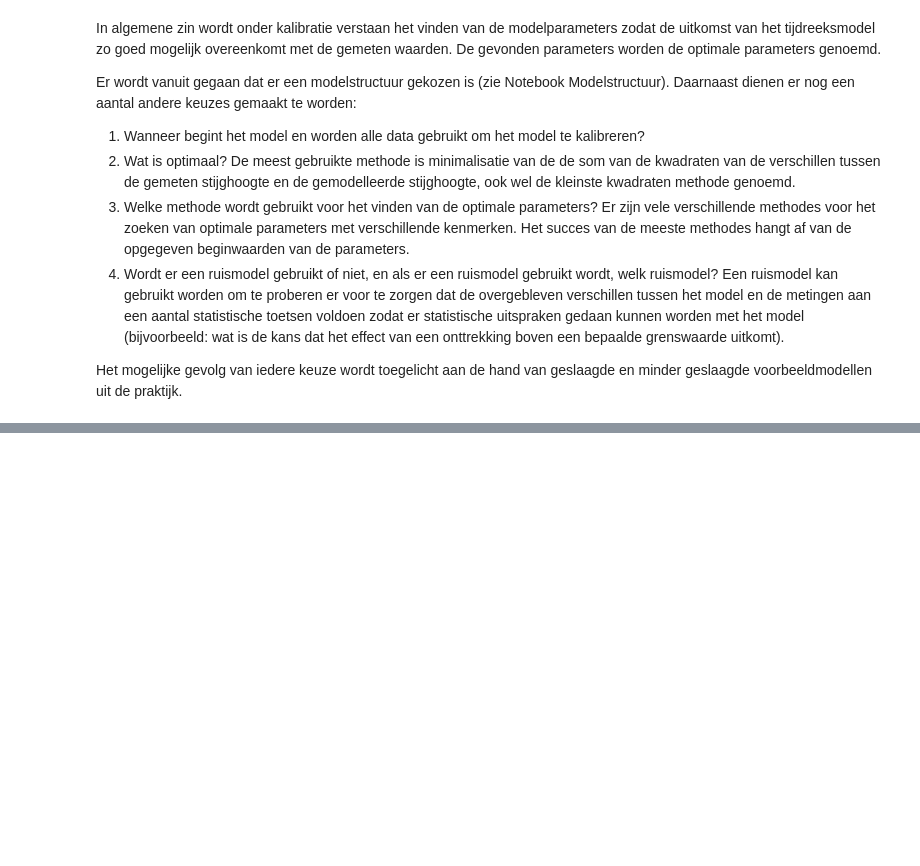
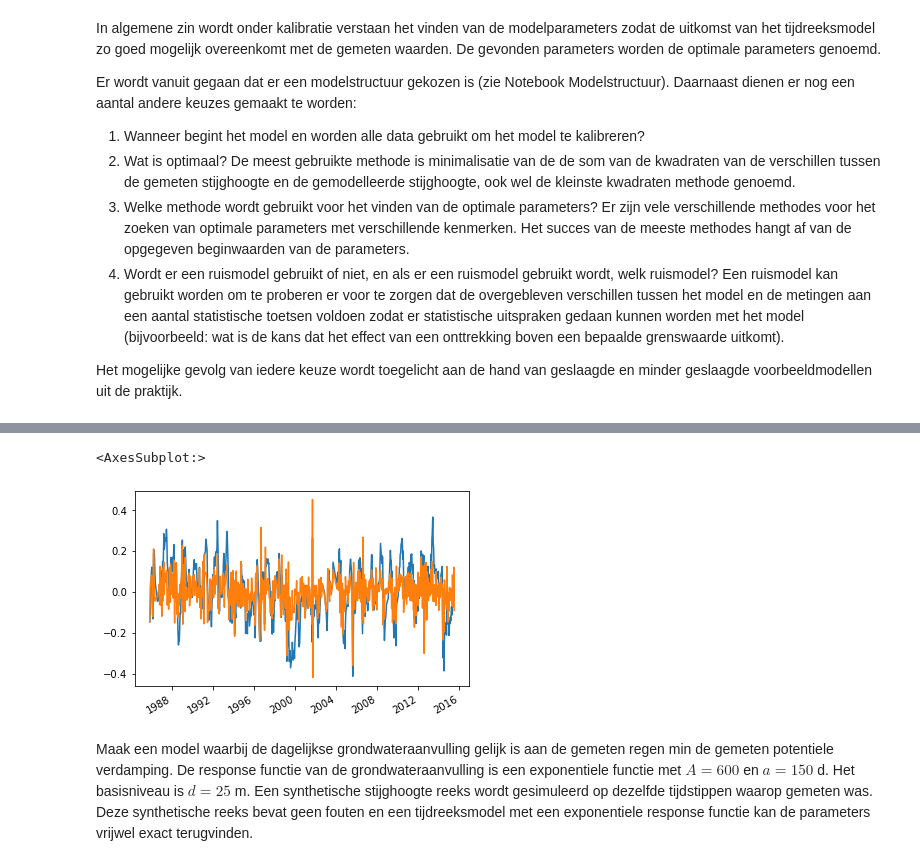
Before and after one commit to ArtesiaWater/stowa_handleiding_tijdreeksanalyse, a Jupyter notebook: kalibratie/calibratie_handleiding.ipynb, the cells around one changed output, grey strips where cells are left out. Drawn from its saved outputs; the diff is of its cells as text; code cells hidden in the pictures; blank space fills up the shorter version.

```diff
--- a/kalibratie/calibratie_handleiding.ipynb
+++ b/kalibratie/calibratie_handleiding.ipynb
@@ -316,0 +363,8 @@ Het mogelijke gevolg van iedere keuze wordt toegelicht aan de hand van geslaagde
+# %%
+ml.residuals().plot()
+ml.noise().plot()
+# %% [output]
+<AxesSubplot:>
+[figure, added]
+# %% [markdown]
+Maak een model waarbij de dagelijkse grondwateraanvulling gelijk is aan de gemeten regen min de gemeten potentiele verdamping. De response functie van de grondwateraanvulling is een exponentiele functie met $A=600$ en $a=150$ d. Het basisniveau is $d=25$ m. Een synthetische stijghoogte reeks wordt gesimuleerd op dezelfde tijdstippen waarop gemeten was. Deze synthetische reeks bevat geen fouten en een tijdreeksmodel met een exponentiele response functie kan de parameters vrijwel exact terugvinden.
```
Also changed, not shown: parts of 20 cells of this notebook.
